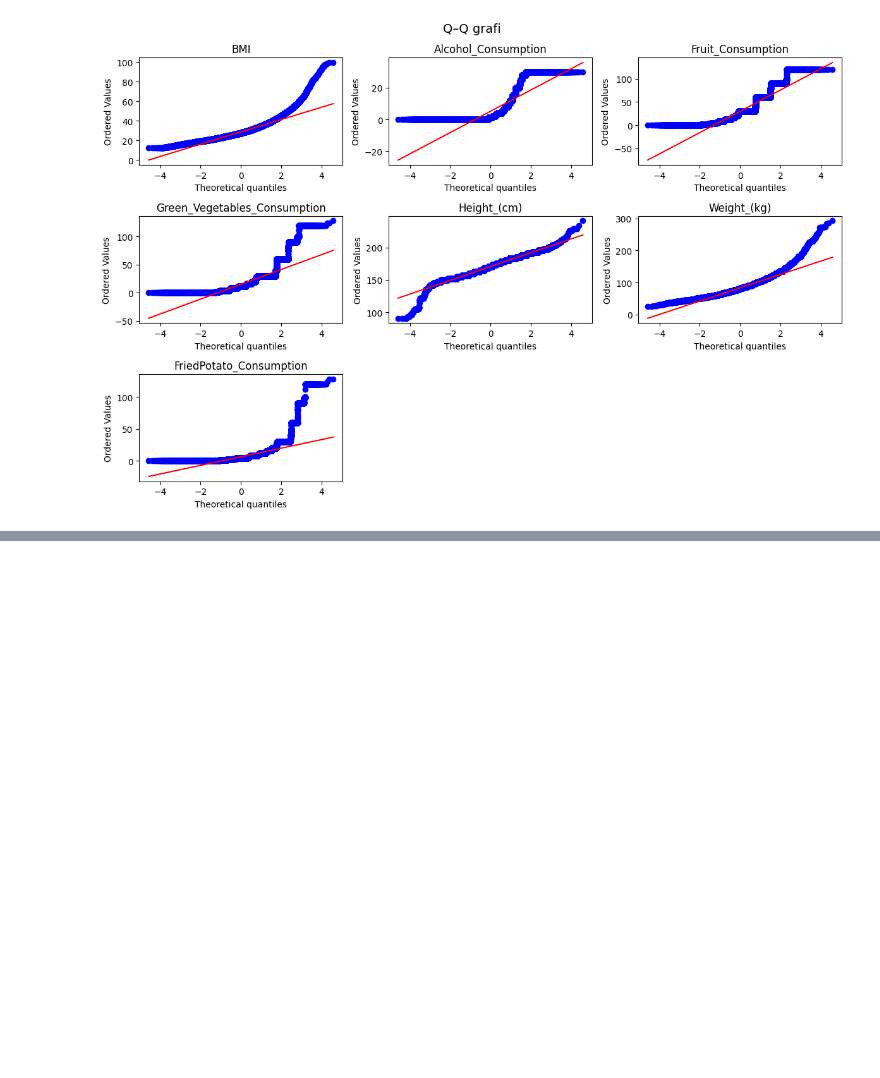
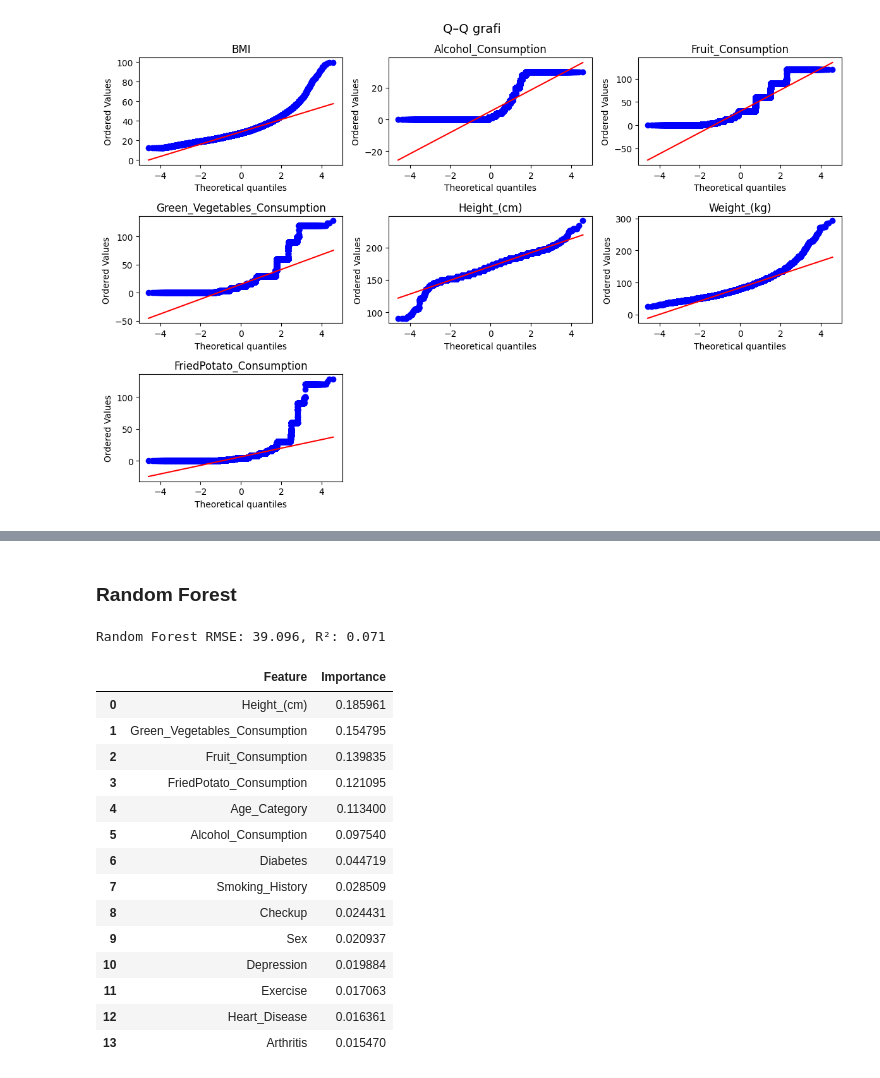
Before and after one commit to kris71028/Seminarska-naloga-VUI, a Jupyter notebook: regression.ipynb, the cells around one changed output, grey strips where cells are left out. Cells and saved outputs as stored; diff of their text form; code cells hidden in the pictures; blank space fills up the shorter version.

```diff
--- a/regression.ipynb
+++ b/regression.ipynb
@@ -79,0 +95,23 @@ XGBoost ROC AUC: 0.833
+# %% [markdown]
+### Random Forest
+# %%
+rf_model, rf_importance_df, rf_rmse, rf_r2 = run_random_forest(df)
+print(f"Random Forest RMSE: {rf_rmse:.3f}, R²: {rf_r2:.3f}")
+rf_importance_df
+# %% [output]
+Random Forest RMSE: 39.096, R²: 0.071
+|  | Feature | Importance |
+| 0 | Height_(cm) | 0.185961 |
+| 1 | Green_Vegetables_Consumption | 0.154795 |
+| 2 | Fruit_Consumption | 0.139835 |
+| 3 | FriedPotato_Consumption | 0.121095 |
+| 4 | Age_Category | 0.113400 |
+| 5 | Alcohol_Consumption | 0.097540 |
+| 6 | Diabetes | 0.044719 |
+| 7 | Smoking_History | 0.028509 |
+| 8 | Checkup | 0.024431 |
+| 9 | Sex | 0.020937 |
+| 10 | Depression | 0.019884 |
+| 11 | Exercise | 0.017063 |
+| 12 | Heart_Disease | 0.016361 |
+| 13 | Arthritis | 0.015470 |
```
Also changed, not shown: parts of 19 cells of this notebook, 1 other file.
